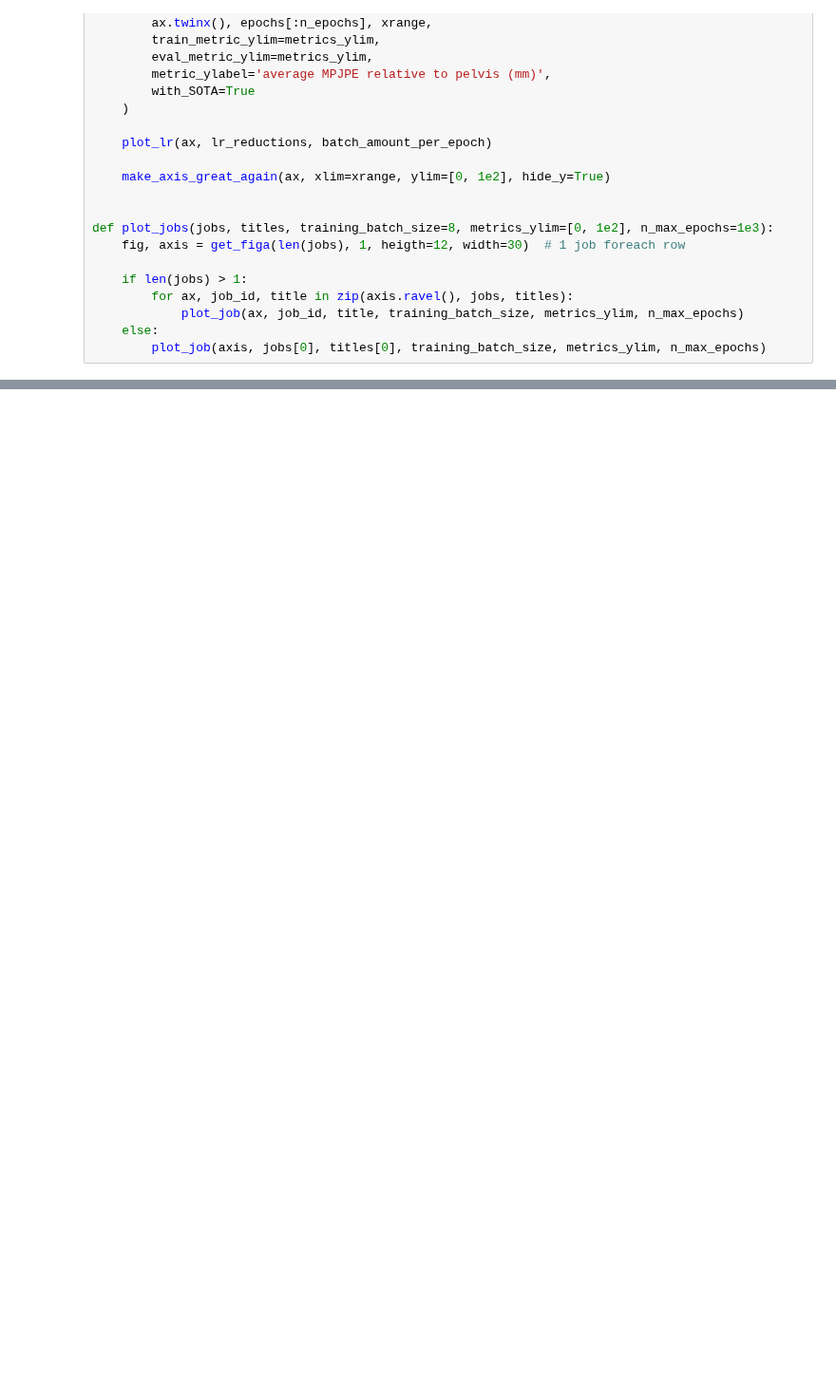
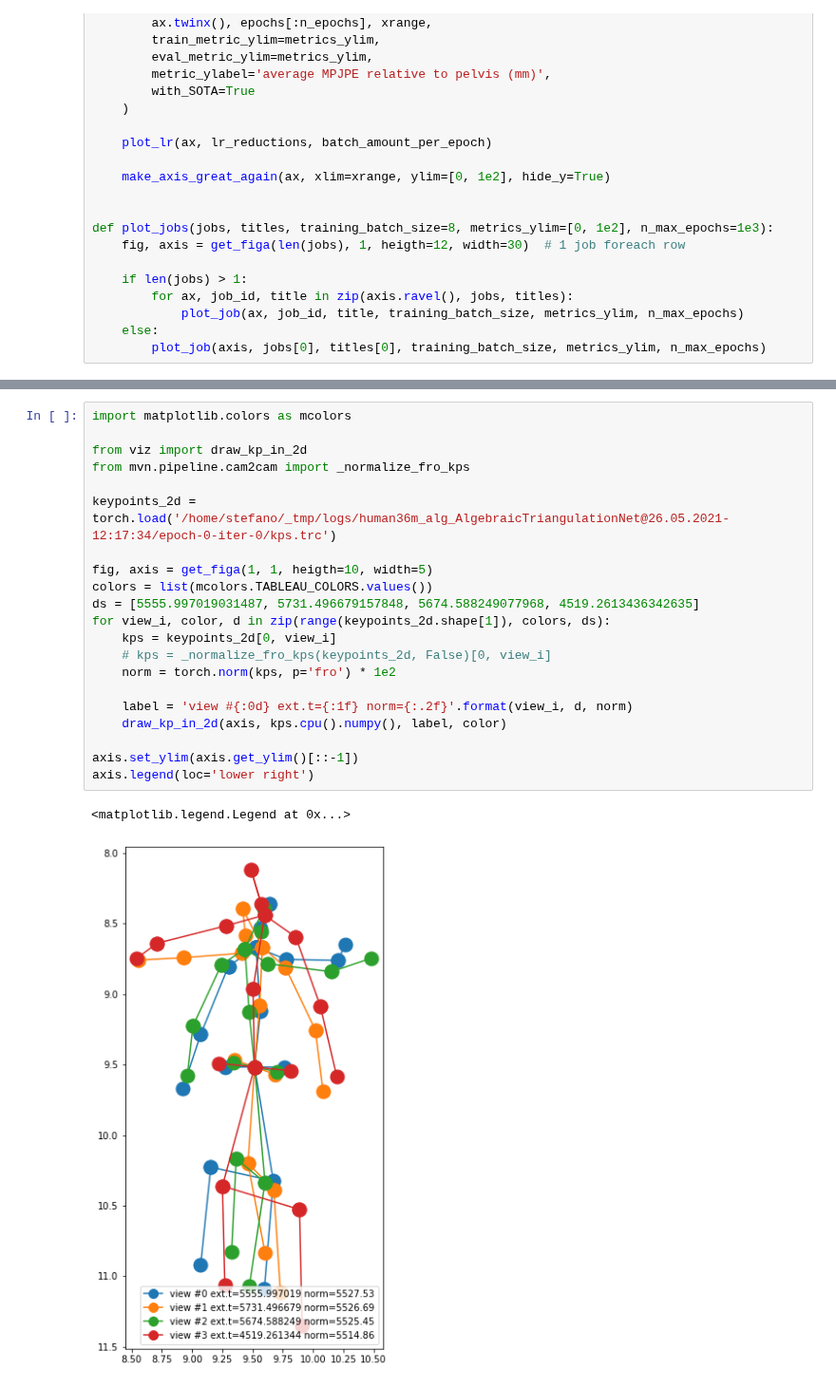
Before and after one commit to karfly/learnable-triangulation-pytorch, a Jupyter notebook: tom.ipynb, the cells around one changed output, grey strips where cells are left out. Shown at 95% size. Cells and saved outputs as stored; diff of their text form; blank space fills up the shorter version.

```diff
--- a/tom.ipynb
+++ b/tom.ipynb
@@ -75,0 +78,24 @@ plot_jobs(jobs[0], jobs[1], metrics_ylim=[0, 3e2], n_max_epochs=7.1e2)
+# %%
+import matplotlib.colors as mcolors
+
+from viz import draw_kp_in_2d
+from mvn.pipeline.cam2cam import _normalize_fro_kps
+
+keypoints_2d = torch.load('/home/stefano/_tmp/logs/human36m_alg_AlgebraicTriangulationNet@26.05.2021-12:17:34/epoch-0-iter-0/kps.trc')
+
+fig, axis = get_figa(1, 1, heigth=10, width=5)
+colors = list(mcolors.TABLEAU_COLORS.values())
+ds = [5555.997019031487, 5731.496679157848, 5674.588249077968, 4519.2613436342635]
+for view_i, color, d in zip(range(keypoints_2d.shape[1]), colors, ds):
+    kps = keypoints_2d[0, view_i]
+    # kps = _normalize_fro_kps(keypoints_2d, False)[0, view_i]
+    norm = torch.norm(kps, p='fro') * 1e2
+
+    label = 'view #{:0d} ext.t={:1f} norm={:.2f}'.format(view_i, d, norm)
+    draw_kp_in_2d(axis, kps.cpu().numpy(), label, color)
+
+axis.set_ylim(axis.get_ylim()[::-1])
+axis.legend(loc='lower right')
+# %% [output]
+<matplotlib.legend.Legend at 0x...>
+[figure, added]
```
Also changed, not shown: parts of 1 cell of this notebook, 11 other files.
